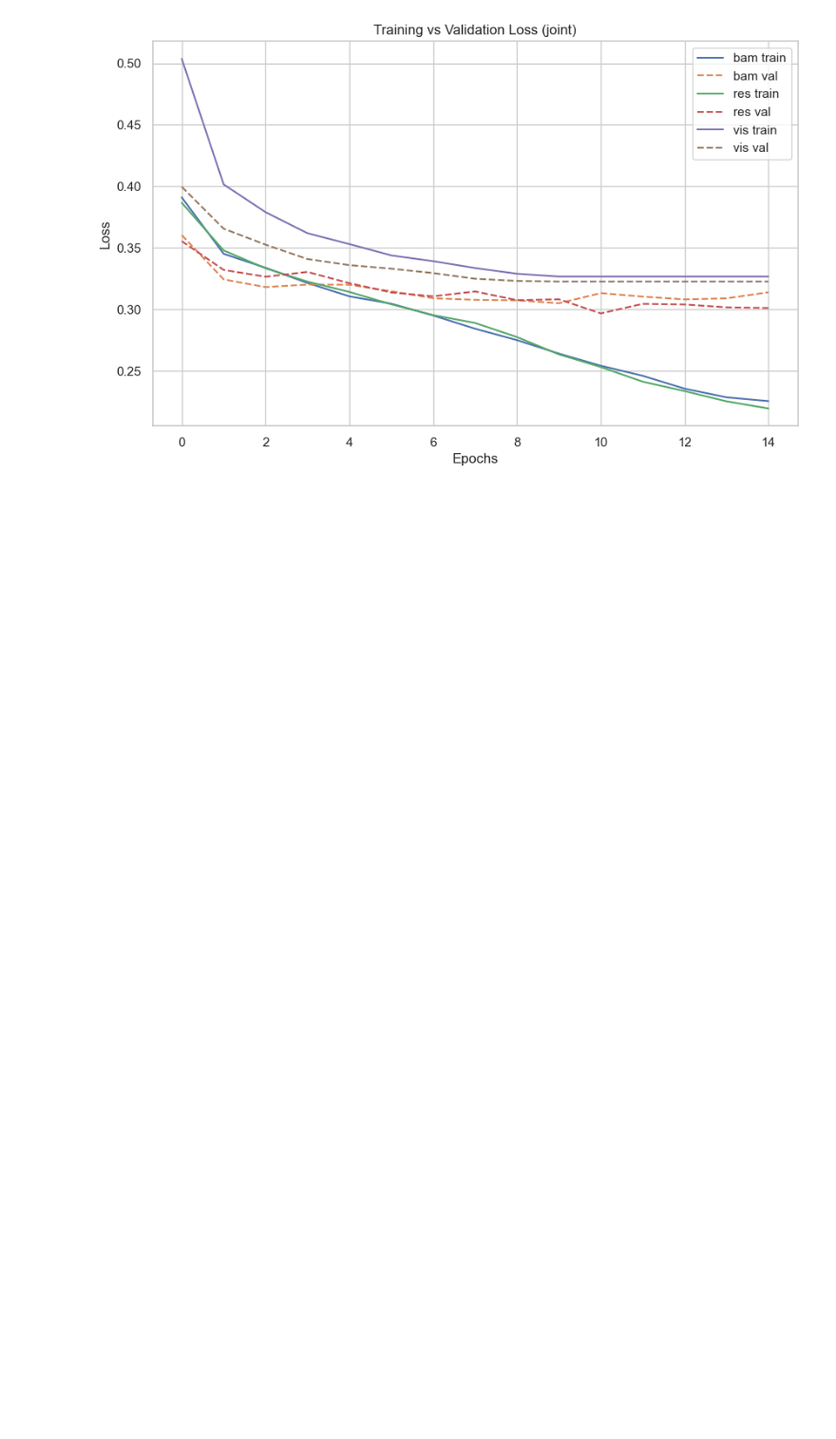
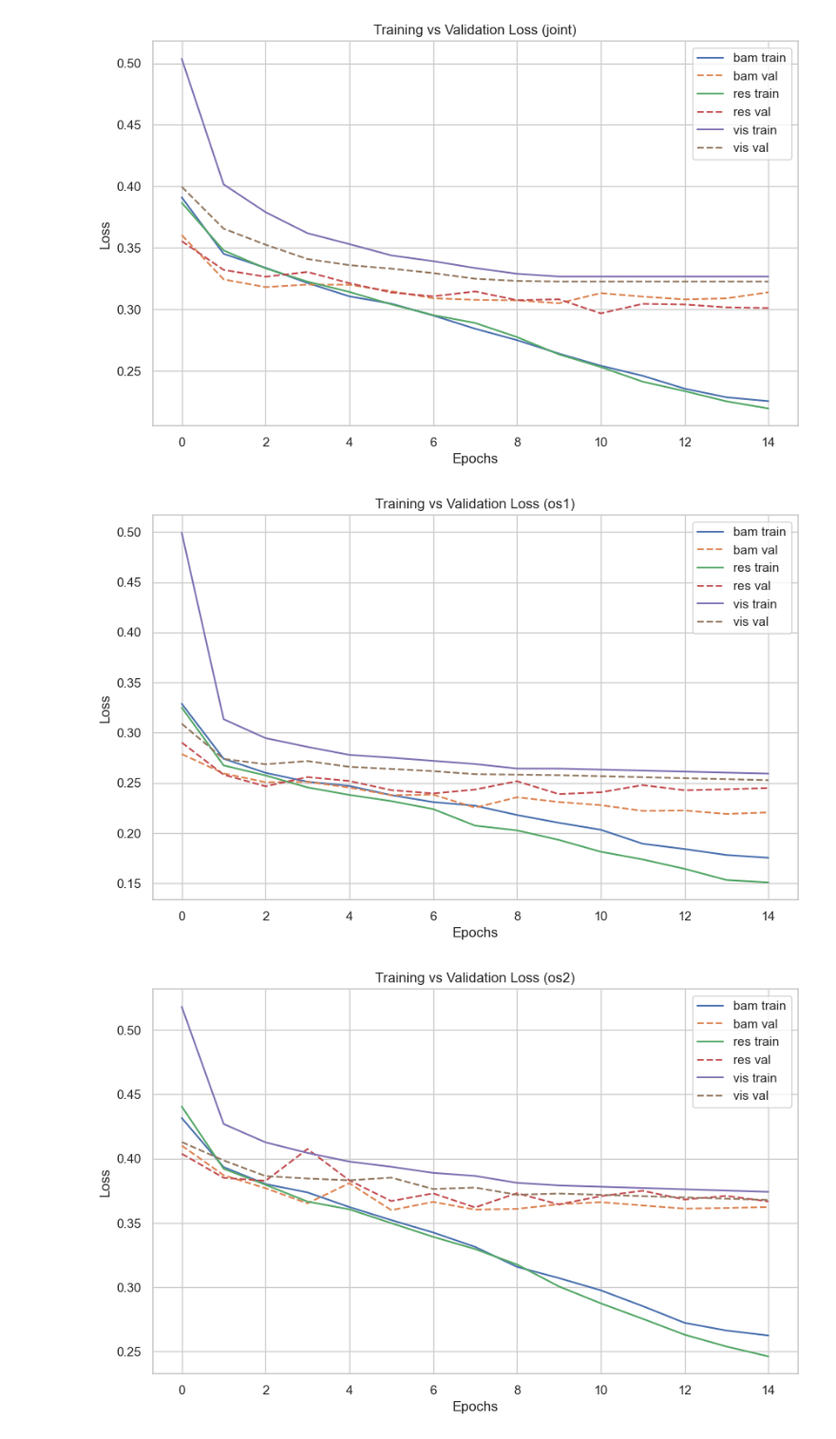
Before and after one commit to gknapp101/ds6050_final_project, a Jupyter notebook: test_results_plots.ipynb, the cells around one changed output. Shown at 95% size. Drawn from its saved outputs; the diff is of its cells as text; code cells hidden in the pictures; blank space fills up the shorter version.

Commit message:
Graphs

```diff
--- a/test_results_plots.ipynb
+++ b/test_results_plots.ipynb
@@ -858,3 +858,56 @@ for dataset, model_list in dataset_groups.items():
 [figure]
 [figure]
 [figure]
+# %%
+def extend_with_epsilon(arr, target_len, eps=.001):
+    if len(arr) >= target_len:
+        return arr
+
+    extended = arr.copy()
+    last_val = arr[-1]
+
+    for i in range(target_len - len(arr)):
+        extended.append(last_val - eps * (i + 1))
+    return extended
+# %%
+target_epochs = 15
+
+for dataset, model_list in dataset_groups.items():
+    plt.figure(figsize=(10, 6))
+
+    for model in model_list:
+        m = data[model]
+        model_name = model.split('__')[0]
+
+        train = m['train_loss']
+        val = m['val_loss']
+
+        # extend ONLY vis models
+        if model_name == 'vis':
+            train = extend_with_epsilon(train, target_epochs)
+            val = extend_with_epsilon(val, target_epochs)
+
+        plt.plot(
+            train,
+            linestyle='-',
+            label=f"{model_name} train"
+        )
+
+        plt.plot(
+            val,
+            linestyle='--',
+            label=f"{model_name} val"
+        )
+
+    if dataset == 'all':
+        dataset = 'joint'
+    plt.title(f"Training vs Validation Loss ({dataset})")
+    plt.xlabel("Epochs")
+    plt.ylabel("Loss")
+    plt.legend()
+    plt.grid(True)
+
+    plt.show()
+# %% [output]
+[figure, added]
+[figure, added]
```
Also changed, not shown: parts of 1 cell of this notebook.
